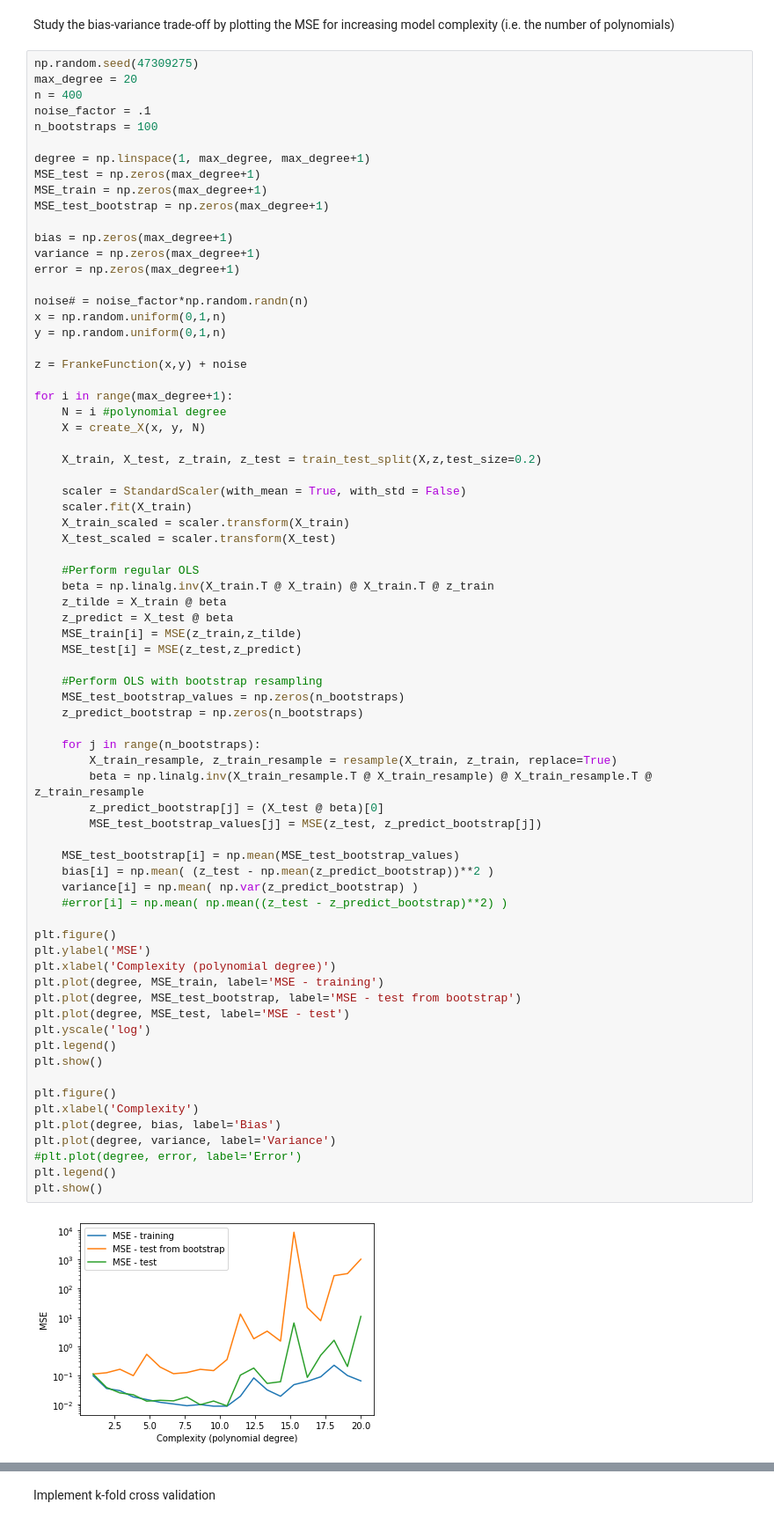
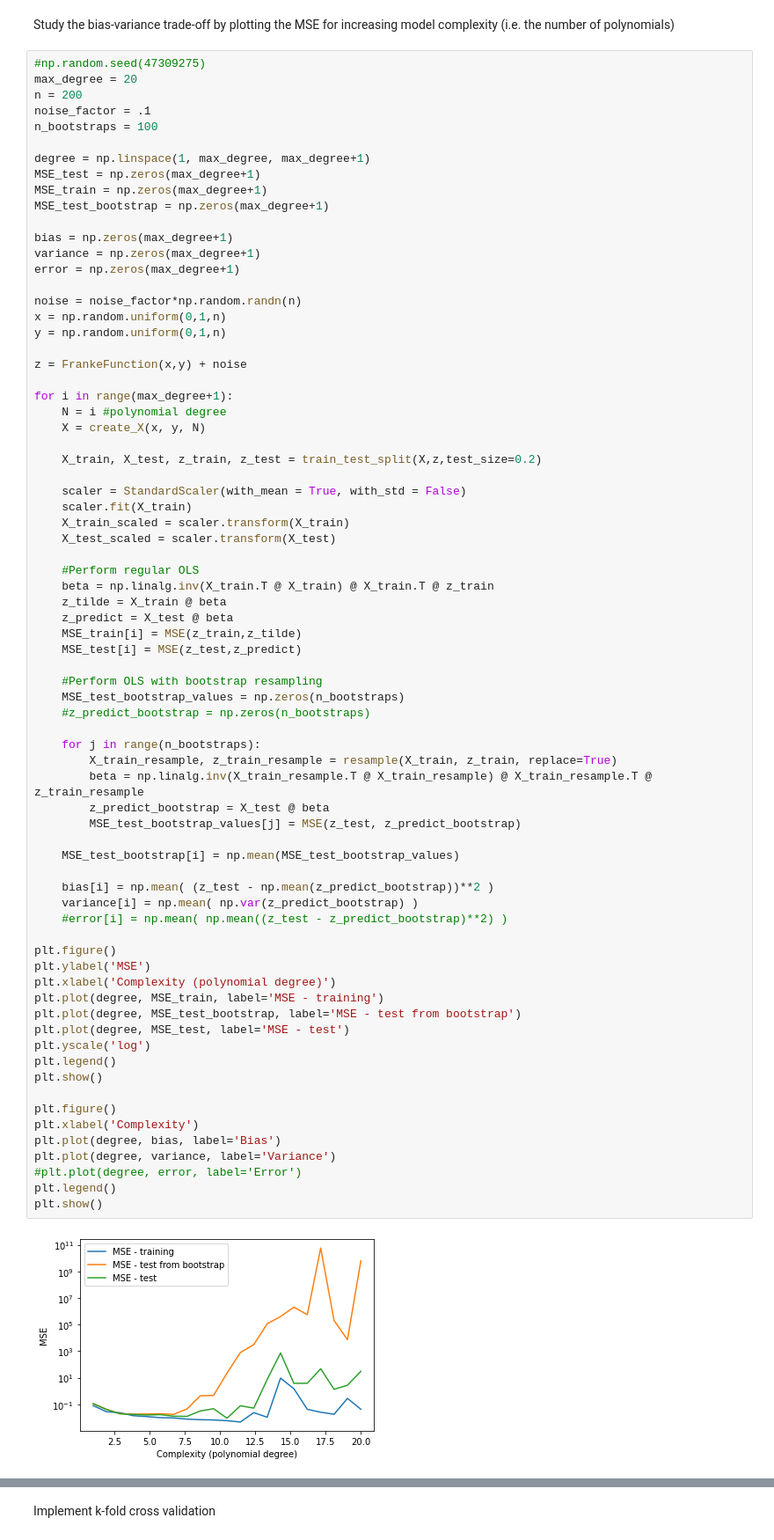
Before and after one commit to tellefs/ML-projects, a Jupyter notebook: project1/project1.ipynb, the cells around one changed output, grey strips where cells are left out. Shown at 88% size. Cells and saved outputs as stored; diff of their text form.

Commit message:
MSE analysis with bootstrap works (?), need to fix bias-variance analysis

```diff
--- a/project1/project1.ipynb
+++ b/project1/project1.ipynb
@@ -110,9 +110,9 @@ Test MSE
 # %% [markdown]
 Study the bias-variance trade-off by plotting the MSE for increasing model complexity (i.e. the number of polynomials)
 # %%
-np.random.seed(47309275)
+#np.random.seed(47309275)
 max_degree = 20
-n = 400
+n = 200
 noise_factor = .1
 n_bootstraps = 100
 
@@ -125,7 +125,7 @@ bias = np.zeros(max_degree+1)
 variance = np.zeros(max_degree+1)
 error = np.zeros(max_degree+1)
 
-noise# = noise_factor*np.random.randn(n)
+noise = noise_factor*np.random.randn(n)
 x = np.random.uniform(0,1,n)
 y = np.random.uniform(0,1,n)
 
@@ -151,35 +151,36 @@ for i in range(max_degree+1):
 
     #Perform OLS with bootstrap resampling
     MSE_test_bootstrap_values = np.zeros(n_bootstraps)
-    z_predict_bootstrap = np.zeros(n_bootstraps)
+    #z_predict_bootstrap = np.zeros(n_bootstraps)
 
     for j in range(n_bootstraps):
         X_train_resample, z_train_resample = resample(X_train, z_train, replace=True)
         beta = np.linalg.inv(X_train_resample.T @ X_train_resample) @ X_train_resample.T @ z_train_resample
-        z_predict_bootstrap[j] = (X_test @ beta)[0]
-        MSE_test_bootstrap_values[j] = MSE(z_test, z_predict_bootstrap[j])
+        z_predict_bootstrap = X_test @ beta
+        MSE_test_bootstrap_values[j] = MSE(z_test, z_predict_bootstrap)
 
     MSE_test_bootstrap[i] = np.mean(MSE_test_bootstrap_values)
+
     bias[i] = np.mean( (z_test - np.mean(z_predict_bootstrap))**2 )
     variance[i] = np.mean( np.var(z_predict_bootstrap) )
     #error[i] = np.mean( np.mean((z_test - z_predict_bootstrap)**2) )
 
 plt.figure()
 plt.ylabel('MSE')
 plt.xlabel('Complexity (polynomial degree)')
 plt.plot(degree, MSE_train, label='MSE - training')
 plt.plot(degree, MSE_test_bootstrap, label='MSE - test from bootstrap')
 plt.plot(degree, MSE_test, label='MSE - test')
 plt.yscale('log')
 plt.legend()
 plt.show()
 
 plt.figure()
 plt.xlabel('Complexity')
 plt.plot(degree, bias, label='Bias')
 plt.plot(degree, variance, label='Variance')
 #plt.plot(degree, error, label='Error')
 plt.legend()
 plt.show()
 # %% [output]
-[figure, old version]
+[figure, new version]
```
Also changed, not shown: parts of 2 cells of this notebook.
